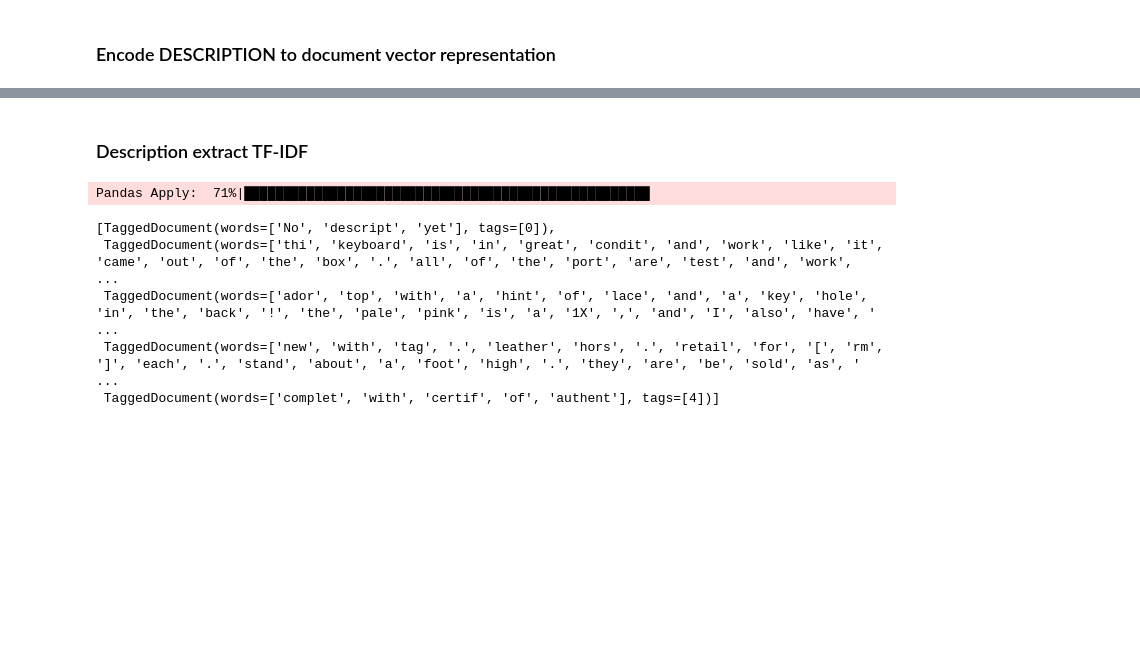
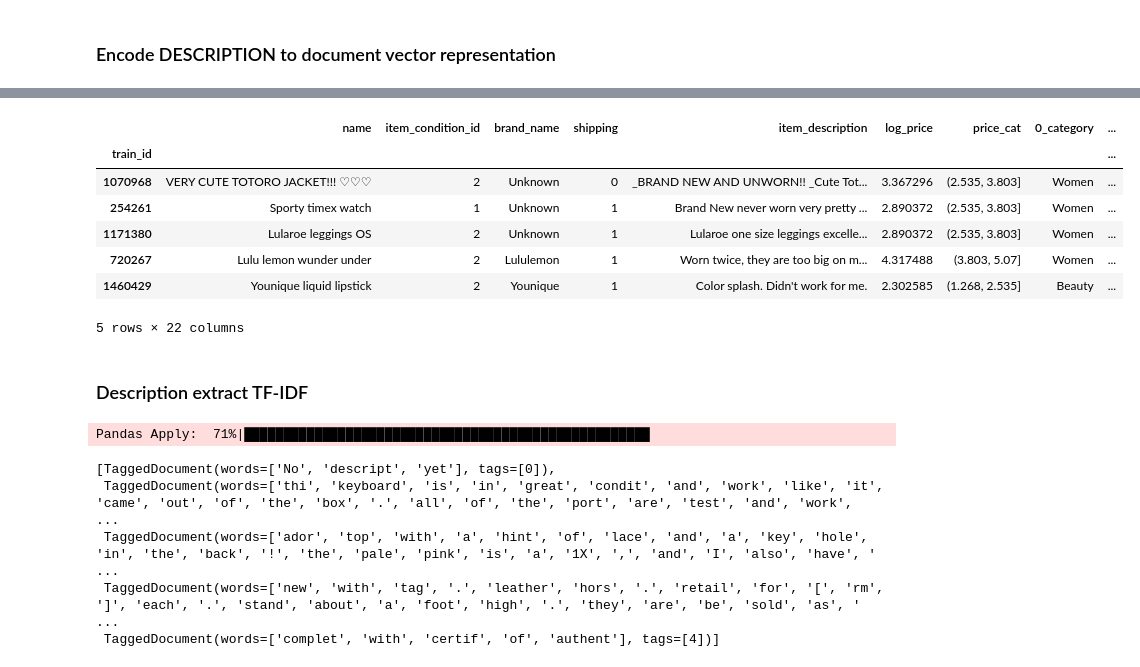
Before and after one commit to risoo10/mercari-price-prediction, a Jupyter notebook: notebooks/Predspracovanie.ipynb, the cells around one changed output, grey strips where cells are left out. Drawn from its saved outputs; the diff is of its cells as text; code cells hidden in the pictures; blank space fills up the shorter version.

```diff
--- a/notebooks/Predspracovanie.ipynb
+++ b/notebooks/Predspracovanie.ipynb
@@ -378,6 +509,6 @@ array([[0.90424216]], dtype=float32)
 ### Encode words as embeddings for Description and Name
 # %%
 def get_vectors(words):
-    return np.array(list(map(lmodel.wv.get_vector, words)))
+    return np.array(list(map(model.wv.get_vector, words)))
 # %%
-data["item_descriptions_v"] = data["item_descriptions"].apply(lambda x: get_vectors)
+data["item_descriptions_v"] = data["item_descriptions"].apply(lambda x: get_vectors(x))
@@ -384,5 +517,5 @@ data["item_descriptions_v"] = data["item_descriptions"].apply(lambda x: get_vect
 # %%
-data["name_and_brand_v"] = data["name_and_brand_t"].apply(lambda x: get_vectors)
+data["name_and_brand_v"] = data["name_and_brand_t"].apply(lambda x: get_vectors(x))
 # %% [markdown]
 ### Encode DESCRIPTION to document vector representation
 # %%
@@ -392,5 +523,16 @@ KeyboardInterrupt:
 # %%
 data["name_brand_embed"] = data["name_and_brand_t"].swifter.apply(lambda x: model.infer_vector(x, steps=25))
+# %%
+data.head()
+# %% [output]
+|  | name | item_condition_id | brand_name | shipping | item_description | log_price | price_cat | 0_category | ... |
+| train_id |  |  |  |  |  |  |  |  | ... |
+| 1070968 | VERY CUTE TOTORO JACKET!!! ♡♡♡ | 2 | Unknown | 0 | _BRAND NEW AND UNWORN!! _Cute Tot... | 3.367296 | (2.535, 3.803] | Women | ... |
+| 254261 | Sporty timex watch | 1 | Unknown | 1 | Brand New never worn very pretty ... | 2.890372 | (2.535, 3.803] | Women | ... |
+| 1171380 | Lularoe leggings OS | 2 | Unknown | 1 | Lularoe one size leggings excelle... | 2.890372 | (2.535, 3.803] | Women | ... |
+| 720267 | Lulu lemon wunder under | 2 | Lululemon | 1 | Worn twice, they are too big on m... | 4.317488 | (3.803, 5.07] | Women | ... |
+| 1460429 | Younique liquid lipstick | 2 | Younique | 1 | Color splash. Didn't work for me. | 2.302585 | (1.268, 2.535] | Beauty | ... |
+5 rows × 22 columns
 # %% [markdown]
 ### Description extract TF-IDF
 # %%
```
Also changed, not shown: parts of 22 cells of this notebook, 1 other file.
